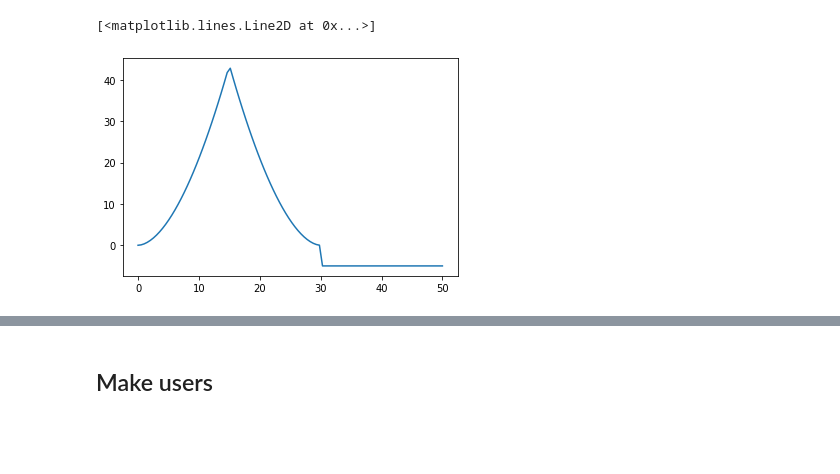
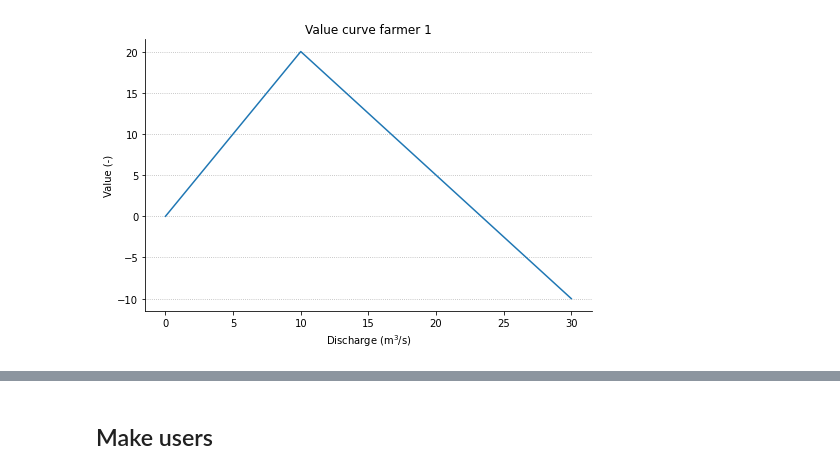
Before and after one commit to SjoerdGn/str-flow-pred-and-control, a Jupyter notebook: data_exploration/test_control_functionalities.ipynb, the cells around one changed output, grey strips where cells are left out. Saved outputs shown, nothing was run; the diff lists cells and outputs as text; code cells hidden in the pictures; blank space fills up the shorter version.

```diff
--- a/data_exploration/test_control_functionalities.ipynb
+++ b/data_exploration/test_control_functionalities.ipynb
@@ -16,6 +10,15 @@ plt.plot(influx, [vc.value_curve_farmer_1(i) for i in influx])
-# %%
-influx = np.linspace(0,50,100)
-plt.plot(influx, [vc.value_curve_farmer_2(i) for i in influx])
-# %% [output]
-[<matplotlib.lines.Line2D at 0x...>]
-[figure, removed]
+# %%
+influx = np.linspace(0,30,100)
+plt.figure(figsize=(8,5))
+ax = plt.subplot(111)
+
+ax.spines['right'].set_visible(False)
+ax.spines['top'].set_visible(False)
+plt.plot(influx, [vc.value_curve_farmer_1(i) for i in influx])
+plt.title('Value curve farmer 1')
+plt.xlabel('Discharge (m$^3$/s)')
+plt.ylabel('Value (-)')
+plt.grid(linestyle= ':', axis='y')
+plt.savefig(r"C:\Users\sgnodde\Documents\data\Murray project\vcf1.png", dpi=200)
+# %% [output]
+[figure, added]
```
Also changed, not shown: parts of 3 cells of this notebook, 5 other files.
